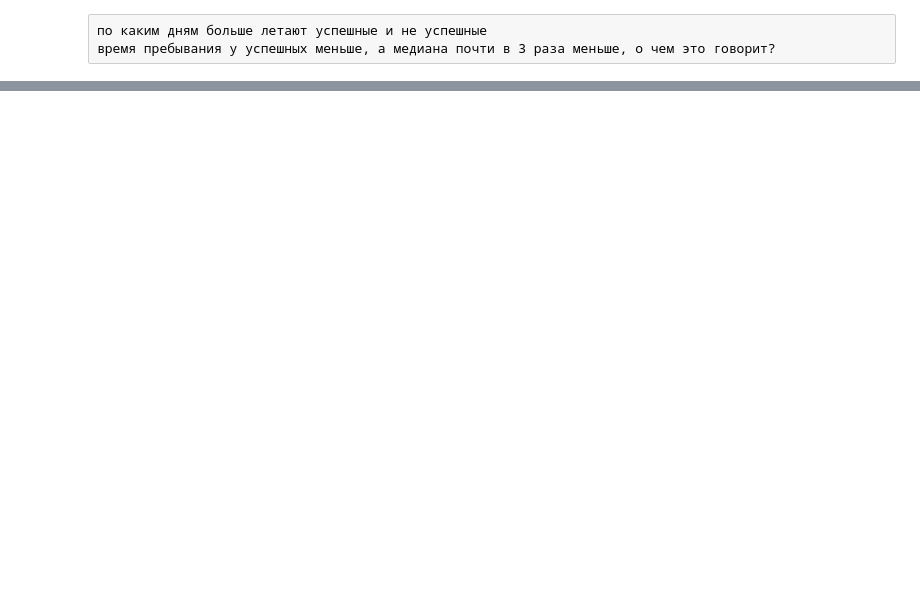
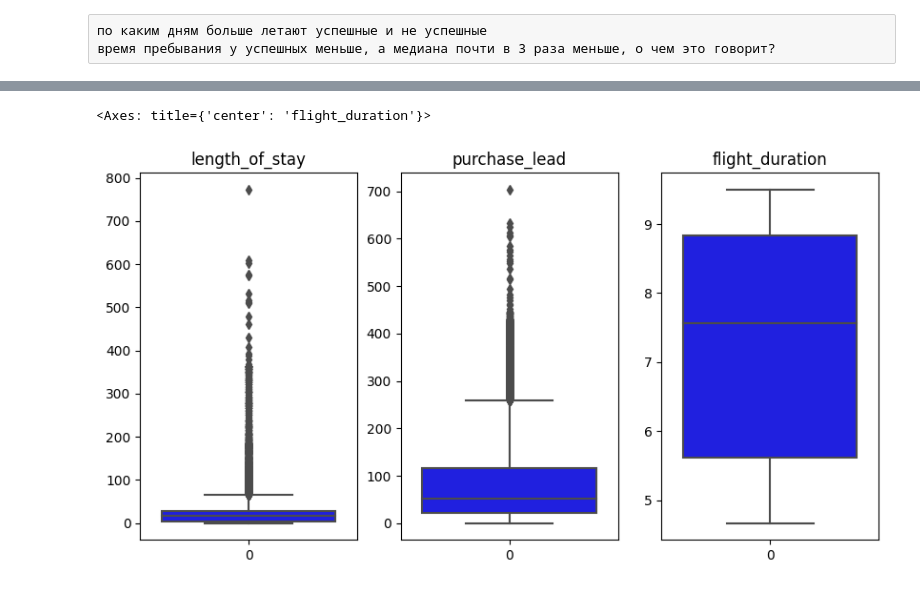
Before and after one commit to ecmaxim/final_project, a Jupyter notebook: draft_project.ipynb, the cells around one changed output, grey strips where cells are left out. Saved outputs shown, nothing was run; the diff lists cells and outputs as text; code cells hidden in the pictures; blank space fills up the shorter version.

```diff
--- a/draft_project.ipynb
+++ b/draft_project.ipynb
@@ -600 +603,15 @@ length_of_stay
 Name: proportion, Length: 180, dtype: float64
+# %%
+plt.figure(figsize = (10, 5))
+plt.subplot(131)
+plt.title('length_of_stay')
+sns.boxplot(df_failed['length_of_stay'], color='blue')
+plt.subplot(132)
+plt.title('purchase_lead')
+sns.boxplot(df_failed['purchase_lead'], color='blue')
+plt.subplot(133)
+plt.title('flight_duration')
+sns.boxplot(df_failed['flight_duration'], color='blue')
+# %% [output]
+<Axes: title={'center': 'flight_duration'}>
+[figure, added]
```
Also changed, not shown: parts of 21 cells of this notebook, 7 other files.
